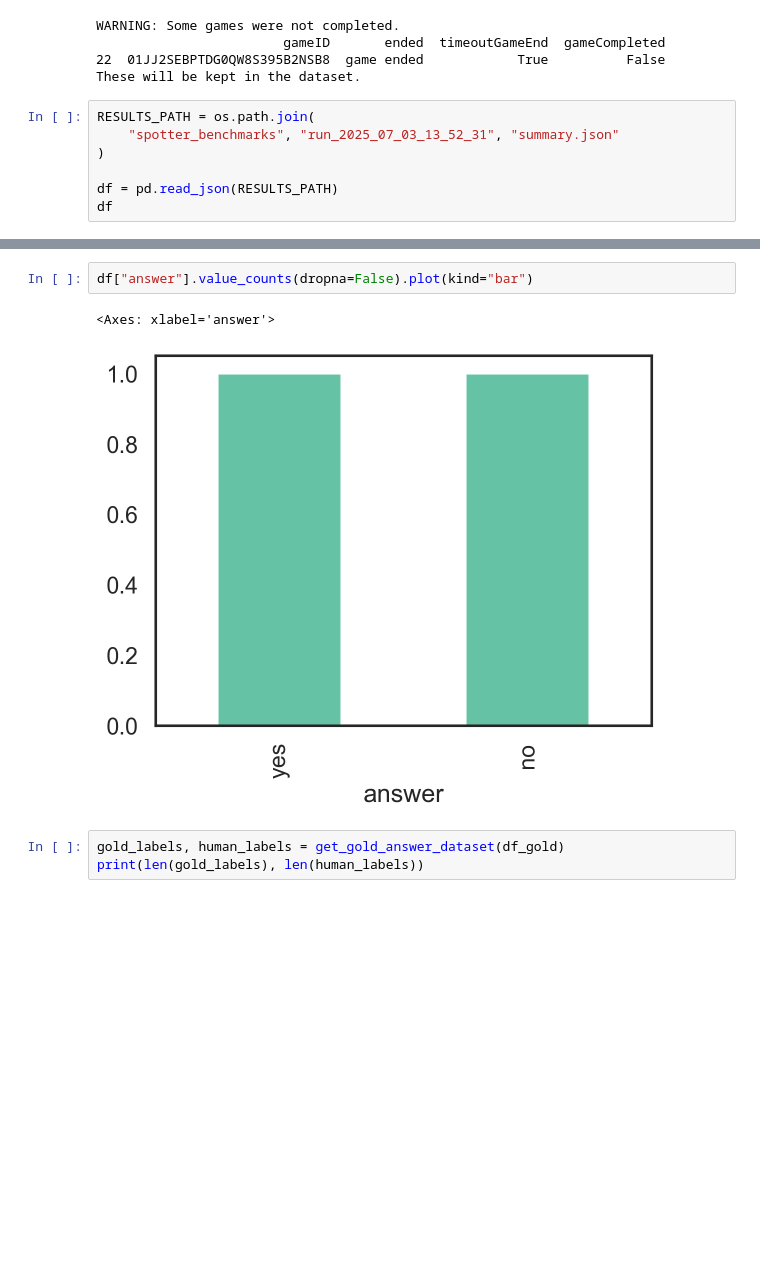
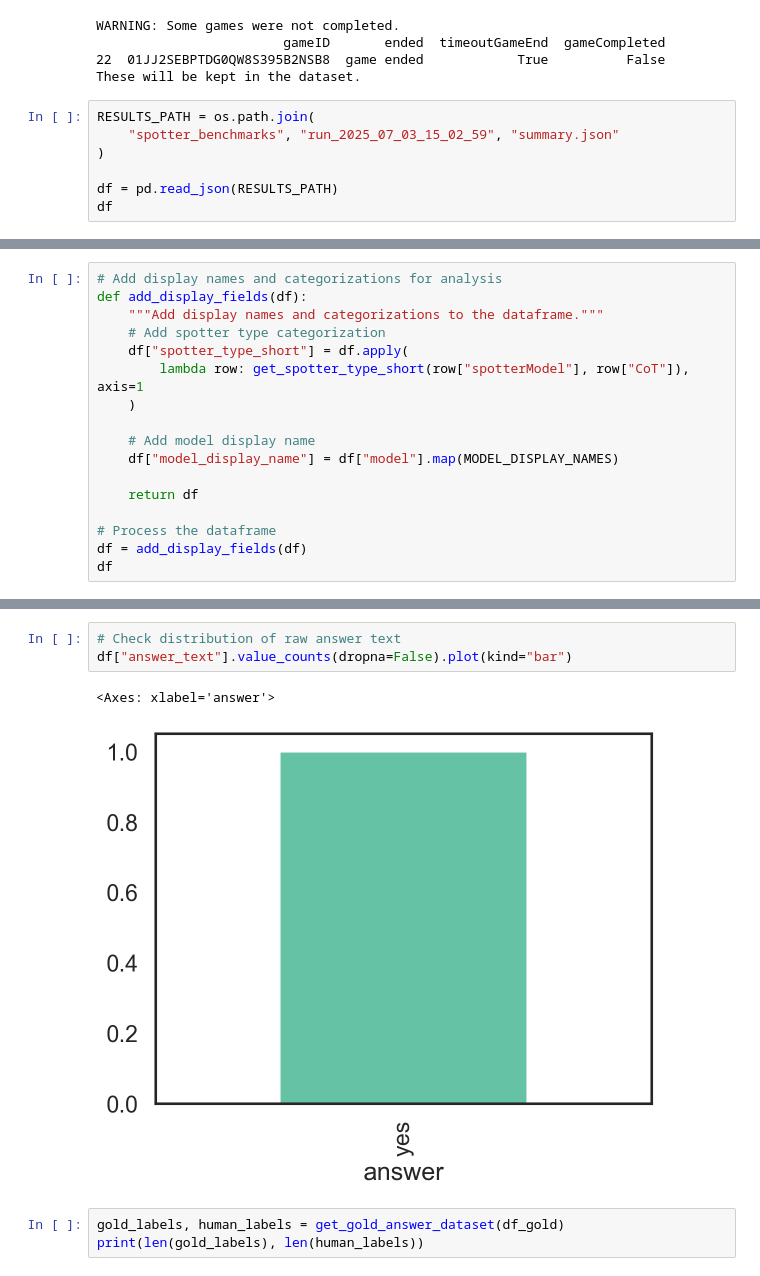
Before and after one commit to gabegrand/battleship, a Jupyter notebook: experiments/collaborative/spotter_analysis.ipynb, the cells around one changed output, grey strips where cells are left out. Cells and saved outputs as stored; diff of their text form; blank space fills up the shorter version.

```diff
--- a/experiments/collaborative/spotter_analysis.ipynb
+++ b/experiments/collaborative/spotter_analysis.ipynb
@@ -39,7 +40,7 @@ WARNING: Some games were not completed.
 These will be kept in the dataset.
 # %%
 RESULTS_PATH = os.path.join(
-    "spotter_benchmarks", "run_2025_07_03_13_52_31", "summary.json"
+    "spotter_benchmarks", "run_2025_07_03_15_02_59", "summary.json"
 )
 
 df = pd.read_json(RESULTS_PATH)
@@ -51,0 +51,17 @@ df
+# %%
+# Add display names and categorizations for analysis
+def add_display_fields(df):
+    """Add display names and categorizations to the dataframe."""
+    # Add spotter type categorization
+    df["spotter_type_short"] = df.apply(
+        lambda row: get_spotter_type_short(row["spotterModel"], row["CoT"]), axis=1
+    )
+
+    # Add model display name
+    df["model_display_name"] = df["model"].map(MODEL_DISPLAY_NAMES)
+
+    return df
+
+# Process the dataframe
+df = add_display_fields(df)
+df
@@ -52,8 +72,9 @@ df
 # %%
-df["answer"].value_counts(dropna=False).plot(kind="bar")
+# Check distribution of raw answer text
+df["answer_text"].value_counts(dropna=False).plot(kind="bar")
 # %% [output]
 <Axes: xlabel='answer'>
-[figure, old version]
+[figure, new version]
 # %%
 gold_labels, human_labels = get_gold_answer_dataset(df_gold)
 print(len(gold_labels), len(human_labels))
```
Also changed, not shown: parts of 3 cells of this notebook, 3 other files.
